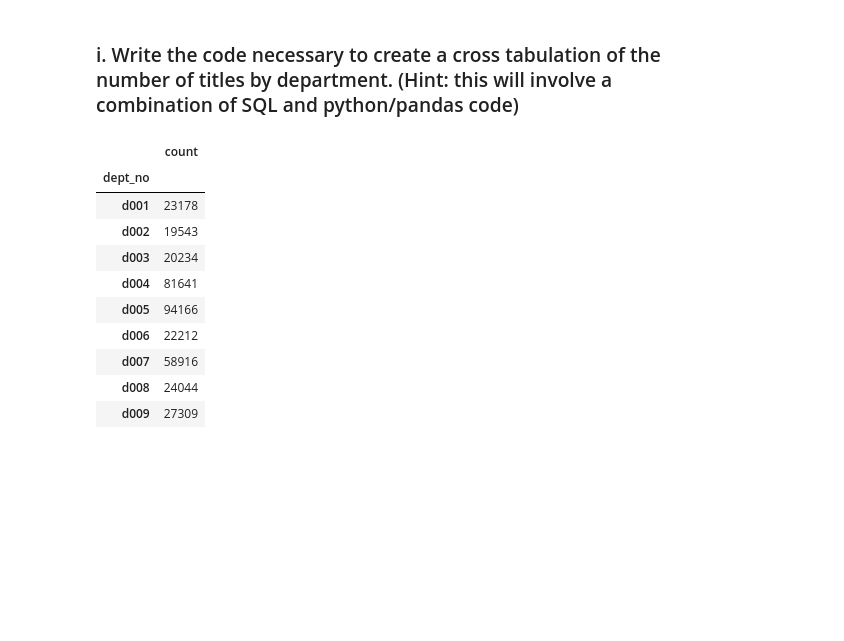
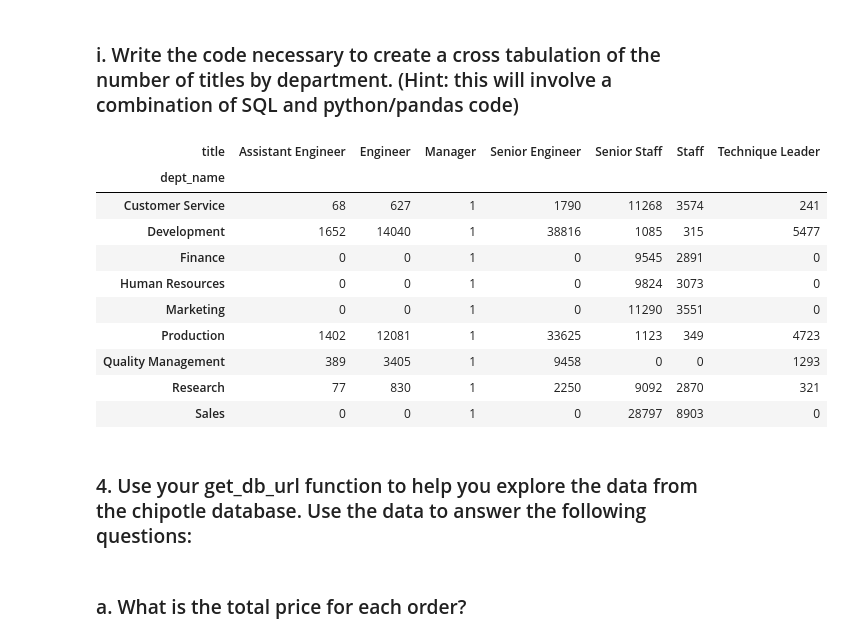
Before and after one commit to Matthew-Mays/numpy-pandas-visualization-exercises, a Jupyter notebook: advanced_dataframes.ipynb, the cells around one changed output. Cells and saved outputs as stored; diff of their text form; code cells hidden in the pictures; blank space fills up the shorter version.

```diff
--- a/advanced_dataframes.ipynb
+++ b/advanced_dataframes.ipynb
@@ -297,16 +332,24 @@ recent_hires
 # %%
 dept_emp = pd.read_sql('SELECT * FROM dept_emp as de WHERE to_date > CURDATE()', emp_url)
 depts = pd.read_sql('SELECT * FROM departments', emp_url)
-dept_titles.groupby('dept_no').title.agg(['count'])
+emps_with_dept_names = pd.merge(dept_emp, depts, left_on = 'dept_no', right_on = 'dept_no', how = 'inner')
+titles_depts = pd.merge(cur_titles, emps_with_dept_names, left_on = 'emp_no', right_on = 'emp_no', how = 'inner')
+xtab_dept_titles = pd.crosstab(titles_depts.dept_name, titles_depts.title)
-# %% [output]
-|  | count |
-| dept_no |  |
-| d001 | 23178 |
-| d002 | 19543 |
-| d003 | 20234 |
-| d004 | 81641 |
-| d005 | 94166 |
-| d006 | 22212 |
-| d007 | 58916 |
-| d008 | 24044 |
-| d009 | 27309 |
+# %%
+xtab_dept_titles
+# %% [output]
+| title | Assistant Engineer | Engineer | Manager | Senior Engineer | Senior Staff | Staff | Technique Leader |
+| dept_name |  |  |  |  |  |  |  |
+| Customer Service | 68 | 627 | 1 | 1790 | 11268 | 3574 | 241 |
+| Development | 1652 | 14040 | 1 | 38816 | 1085 | 315 | 5477 |
+| Finance | 0 | 0 | 1 | 0 | 9545 | 2891 | 0 |
+| Human Resources | 0 | 0 | 1 | 0 | 9824 | 3073 | 0 |
+| Marketing | 0 | 0 | 1 | 0 | 11290 | 3551 | 0 |
+| Production | 1402 | 12081 | 1 | 33625 | 1123 | 349 | 4723 |
+| Quality Management | 389 | 3405 | 1 | 9458 | 0 | 0 | 1293 |
+| Research | 77 | 830 | 1 | 2250 | 9092 | 2870 | 321 |
+| Sales | 0 | 0 | 1 | 0 | 28797 | 8903 | 0 |
+# %% [markdown]
+### 4. Use your get_db_url function to help you explore the data from the chipotle database. Use the data to answer the following questions:
+# %% [markdown]
+### a. What is the total price for each order?
```
Also changed, not shown: parts of 23 cells of this notebook.
